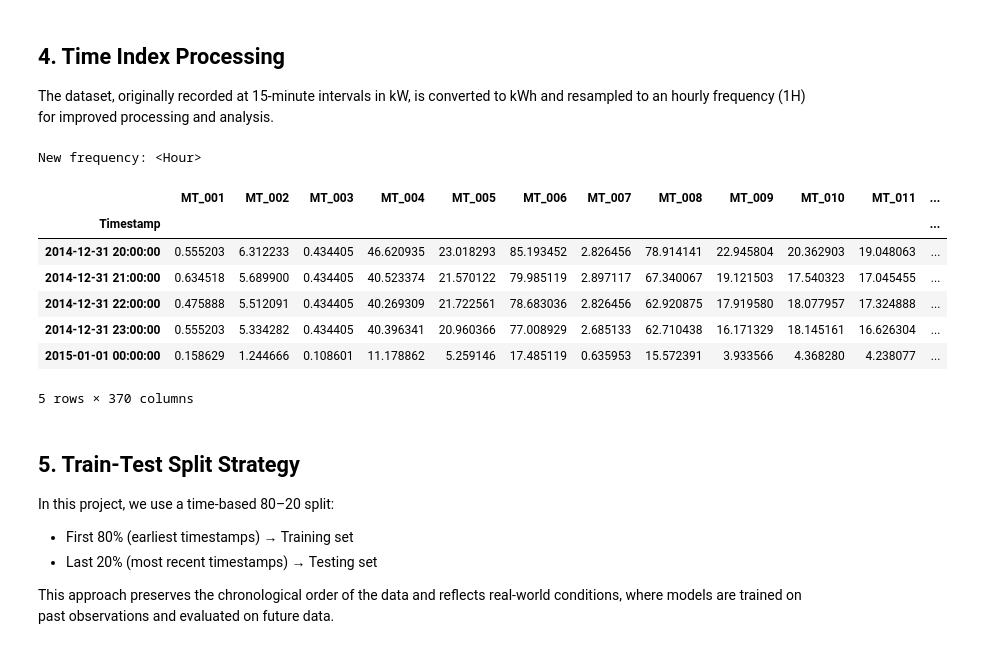
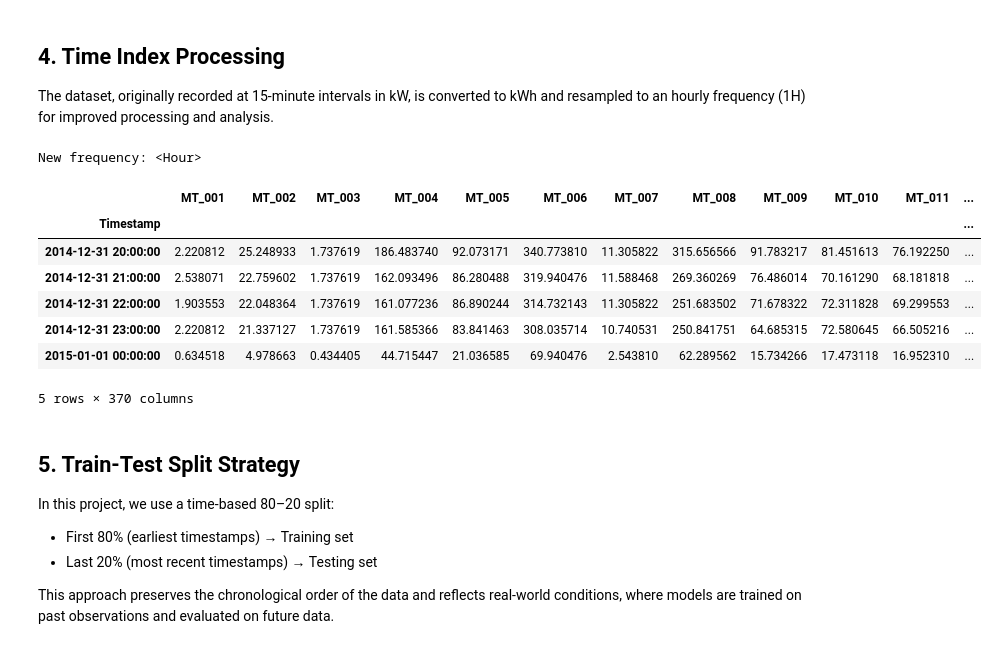
Before and after one commit to Dai-Nguyen1506/Electricity-Load-Diagrams, a Jupyter notebook: notebooks/03_preprocessing.ipynb, the cells around one changed output. Cells and saved outputs as stored; diff of their text form; code cells hidden in the pictures.

```diff
--- a/notebooks/03_preprocessing.ipynb
+++ b/notebooks/03_preprocessing.ipynb
@@ -248,19 +249,20 @@ plt.show()
 ## 4. Time Index Processing
 The dataset, originally recorded at 15-minute intervals in kW, is converted to kWh and resampled to an hourly frequency (1H) for improved processing and analysis.
 # %%
-df_cleaned = df_cleaned.resample("1H").sum() / 4
+df_cleaned = df_cleaned * 0.25
+df_cleaned = df_cleaned.resample("1H").sum()
 
 print("New frequency:", df_cleaned.index.freq)
 df_cleaned.tail()
 # %% [output]
 New frequency: <Hour>
 |  | MT_001 | MT_002 | MT_003 | MT_004 | MT_005 | MT_006 | MT_007 | MT_008 | MT_009 | MT_010 | MT_011 | ... |
 | Timestamp |  |  |  |  |  |  |  |  |  |  |  | ... |
-| 2014-12-31 20:00:00 | 0.555203 | 6.312233 | 0.434405 | 46.620935 | 23.018293 | 85.193452 | 2.826456 | 78.914141 | 22.945804 | 20.362903 | 19.048063 | ... |
-| 2014-12-31 21:00:00 | 0.634518 | 5.689900 | 0.434405 | 40.523374 | 21.570122 | 79.985119 | 2.897117 | 67.340067 | 19.121503 | 17.540323 | 17.045455 | ... |
-| 2014-12-31 22:00:00 | 0.475888 | 5.512091 | 0.434405 | 40.269309 | 21.722561 | 78.683036 | 2.826456 | 62.920875 | 17.919580 | 18.077957 | 17.324888 | ... |
-| 2014-12-31 23:00:00 | 0.555203 | 5.334282 | 0.434405 | 40.396341 | 20.960366 | 77.008929 | 2.685133 | 62.710438 | 16.171329 | 18.145161 | 16.626304 | ... |
-| 2015-01-01 00:00:00 | 0.158629 | 1.244666 | 0.108601 | 11.178862 | 5.259146 | 17.485119 | 0.635953 | 15.572391 | 3.933566 | 4.368280 | 4.238077 | ... |
+| 2014-12-31 20:00:00 | 2.220812 | 25.248933 | 1.737619 | 186.483740 | 92.073171 | 340.773810 | 11.305822 | 315.656566 | 91.783217 | 81.451613 | 76.192250 | ... |
+| 2014-12-31 21:00:00 | 2.538071 | 22.759602 | 1.737619 | 162.093496 | 86.280488 | 319.940476 | 11.588468 | 269.360269 | 76.486014 | 70.161290 | 68.181818 | ... |
+| 2014-12-31 22:00:00 | 1.903553 | 22.048364 | 1.737619 | 161.077236 | 86.890244 | 314.732143 | 11.305822 | 251.683502 | 71.678322 | 72.311828 | 69.299553 | ... |
+| 2014-12-31 23:00:00 | 2.220812 | 21.337127 | 1.737619 | 161.585366 | 83.841463 | 308.035714 | 10.740531 | 250.841751 | 64.685315 | 72.580645 | 66.505216 | ... |
+| 2015-01-01 00:00:00 | 0.634518 | 4.978663 | 0.434405 | 44.715447 | 21.036585 | 69.940476 | 2.543810 | 62.289562 | 15.734266 | 17.473118 | 16.952310 | ... |
 5 rows × 370 columns
 # %% [markdown]
 ## 5. Train-Test Split Strategy
```
Also changed, not shown: parts of 2 cells of this notebook, 1 other file.
